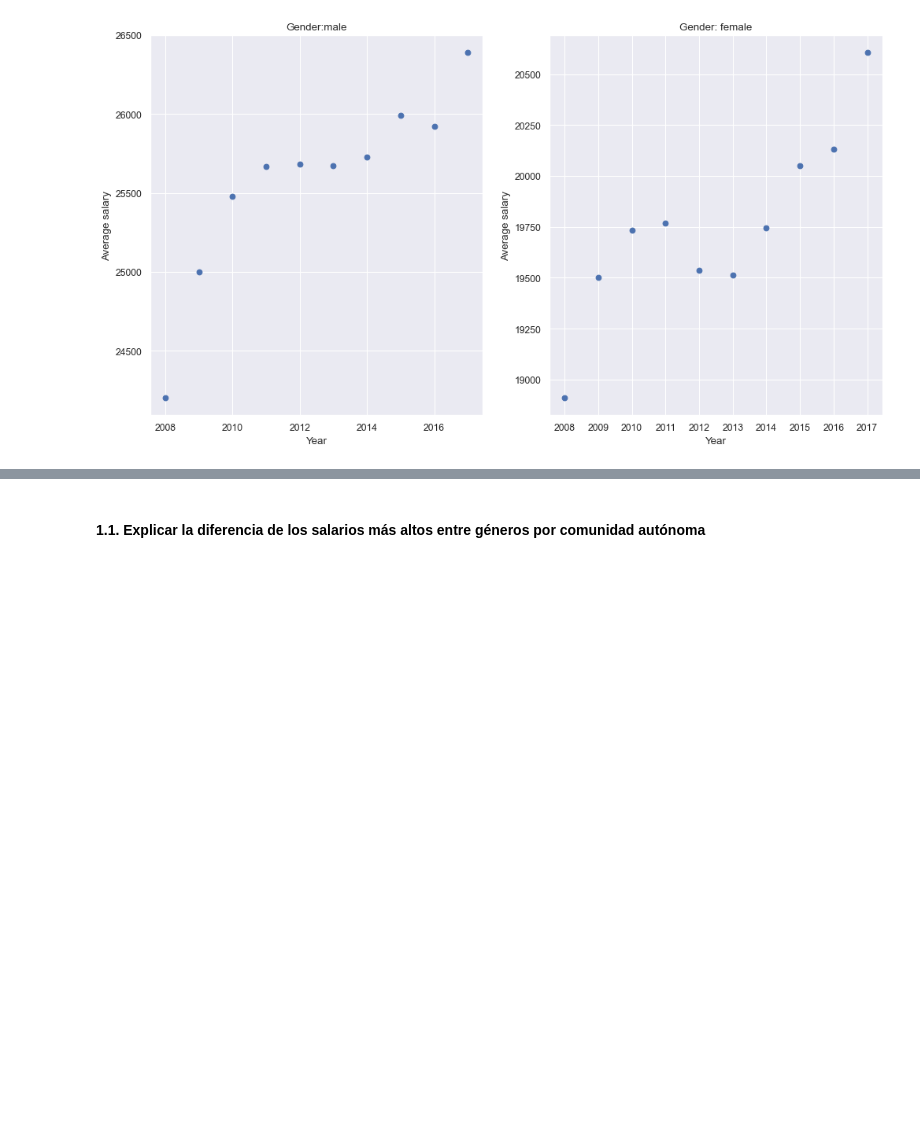
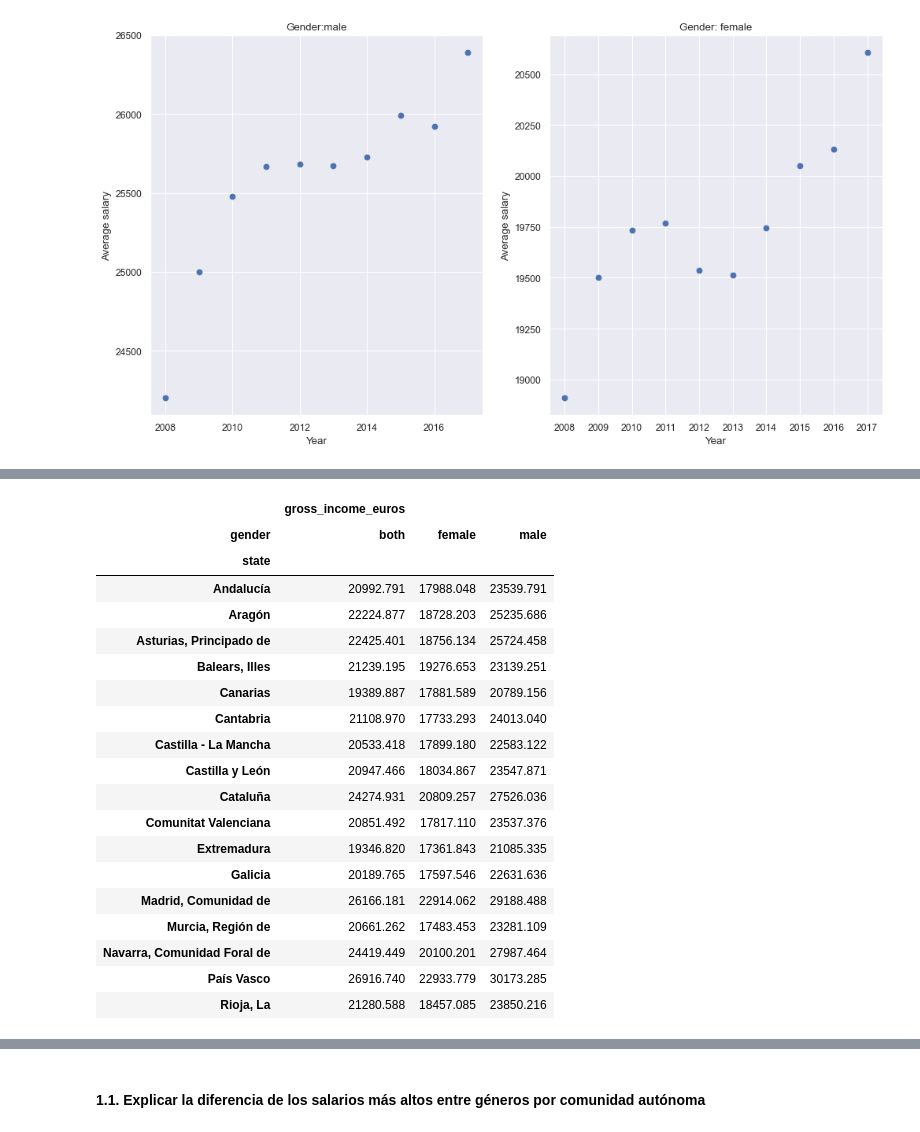
Before and after one commit to JulioPerez-ML/Udacity_first_project, a Jupyter notebook: Project_1_udacity.ipynb, the cells around one changed output, grey strips where cells are left out. Saved outputs shown, nothing was run; the diff lists cells and outputs as text; code cells hidden in the pictures; blank space fills up the shorter version.

```diff
--- a/Project_1_udacity.ipynb
+++ b/Project_1_udacity.ipynb
@@ -175,0 +179,29 @@ plt.show()
+# %%
+data_mean_states=data[data['statistic']=='mean']
+data_mean_states=data_mean_states[~data_mean_states['state'].isin(['nationwide'])]
+data_mean_states.reset_index(drop=True)
+
+table_states_salaries=pd.pivot_table(data_mean_states,index=["state"],values=["gross_income_euros"],
+               columns=["gender"])
+table_states_salaries
+# %% [output]
+|  | gross_income_euros |  |  |
+| gender | both | female | male |
+| state |  |  |  |
+| Andalucía | 20992.791 | 17988.048 | 23539.791 |
+| Aragón | 22224.877 | 18728.203 | 25235.686 |
+| Asturias, Principado de | 22425.401 | 18756.134 | 25724.458 |
+| Balears, Illes | 21239.195 | 19276.653 | 23139.251 |
+| Canarias | 19389.887 | 17881.589 | 20789.156 |
+| Cantabria | 21108.970 | 17733.293 | 24013.040 |
+| Castilla - La Mancha | 20533.418 | 17899.180 | 22583.122 |
+| Castilla y León | 20947.466 | 18034.867 | 23547.871 |
+| Cataluña | 24274.931 | 20809.257 | 27526.036 |
+| Comunitat Valenciana | 20851.492 | 17817.110 | 23537.376 |
+| Extremadura | 19346.820 | 17361.843 | 21085.335 |
+| Galicia | 20189.765 | 17597.546 | 22631.636 |
+| Madrid, Comunidad de | 26166.181 | 22914.062 | 29188.488 |
+| Murcia, Región de | 20661.262 | 17483.453 | 23281.109 |
+| Navarra, Comunidad Foral de | 24419.449 | 20100.201 | 27987.464 |
+| País Vasco | 26916.740 | 22933.779 | 30173.285 |
+| Rioja, La | 21280.588 | 18457.085 | 23850.216 |
```
Also changed, not shown: parts of 22 cells of this notebook.
